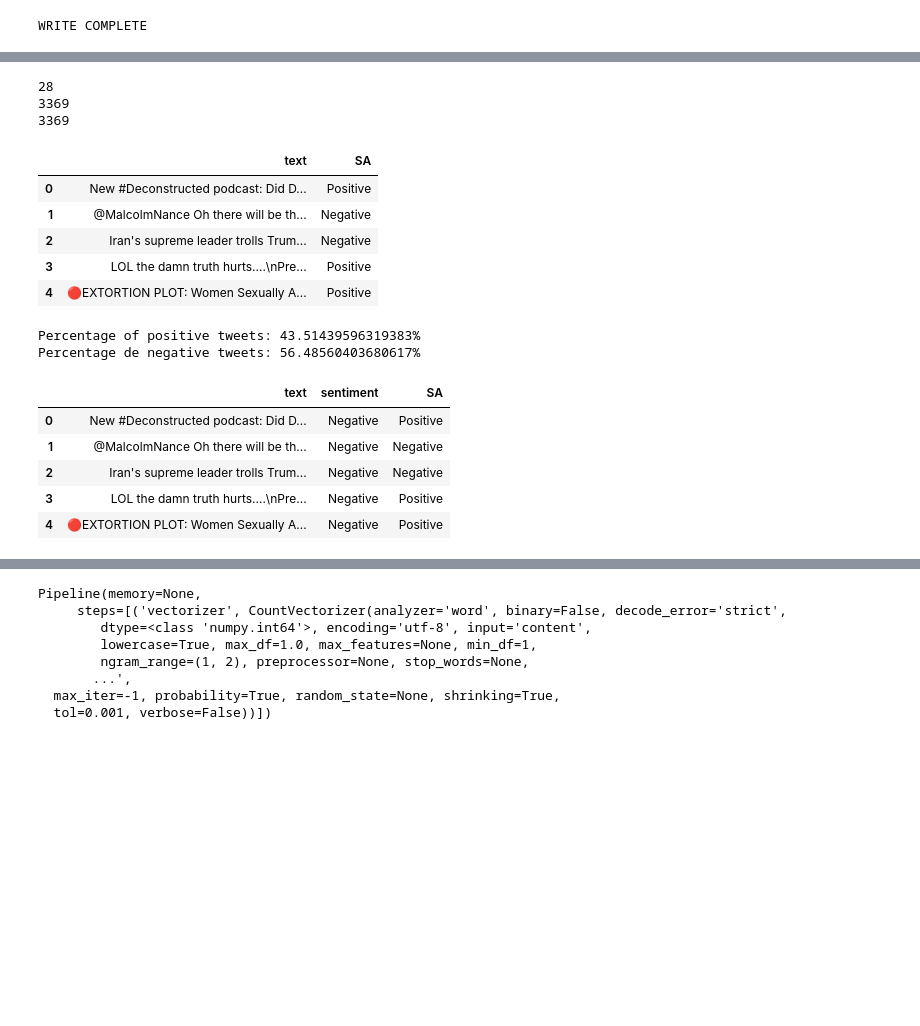
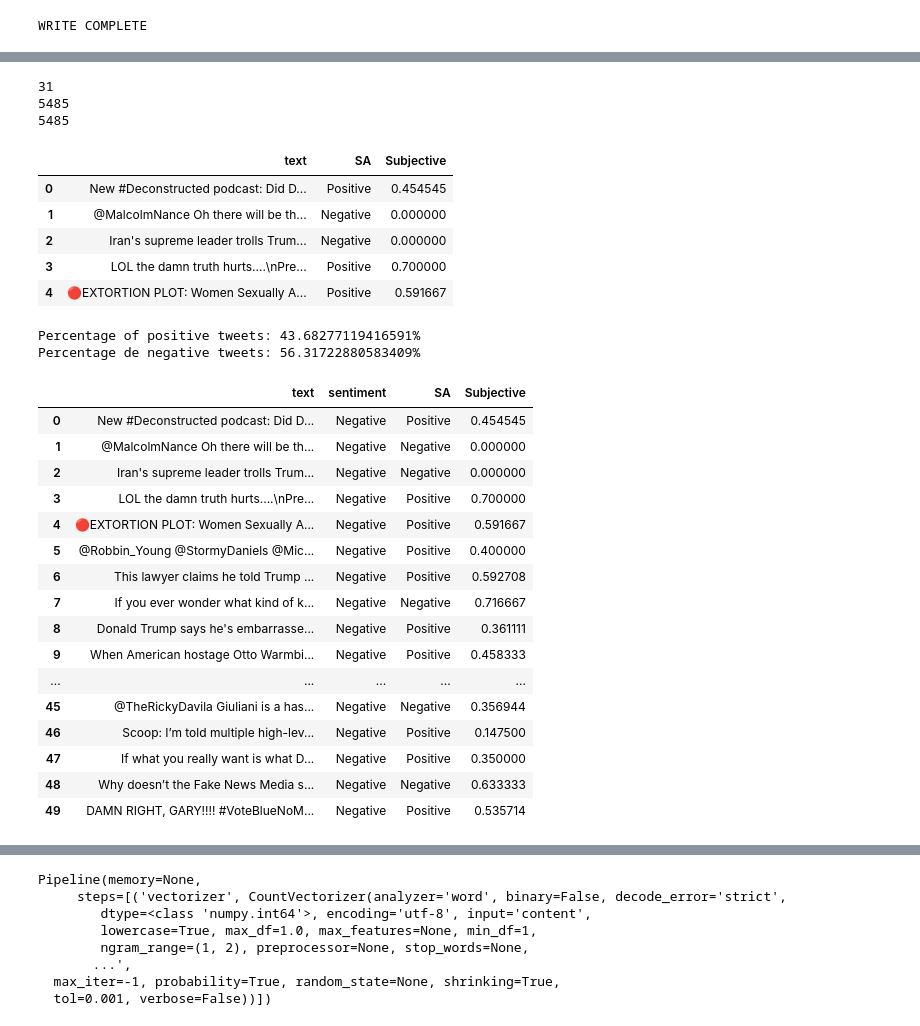
Before and after one commit to raoKarthikeya/ML_Project, a Jupyter notebook: Test Sentiment.ipynb, the cells around one changed output, grey strips where cells are left out. Saved outputs shown, nothing was run; the diff lists cells and outputs as text; code cells hidden in the pictures; blank space fills up the shorter version.

Commit message:
remove printing credentials, remove unused functions, minor change

```diff
--- a/Test Sentiment.ipynb
+++ b/Test Sentiment.ipynb
@@ -136,7 +132,10 @@ stop = stopwords.words('english') + punctuation + ['rt', 'via', 'RT', ':', ',',
                                                    'i\'m', '…', '...', 'a', 'b', 'c'
                                                   'd','g','j','m','p','s','v','y',
                                                   'e','h','k','n','q','t','w','z',
-                                                  'f','i','l','o','r','u','x', 'http', 'https']
+                                                  'f','i','l','o','r','u','x', 'http', 'https',
+                                                  'ó','ल','ु','்','ज','I','ब','य','द','ै','ट',
+                                                   'भ','ग','प','व','ி','श','amp',
+                                                   'ू','।','ध','ு','च','1','ा',]
 
 
 
@@ -144,6 +143,7 @@ tknzr = TweetTokenizer()
 num_of_tweets = 0
 tweets = []
 original_tweets = []
+terms = ''
 fname = dir_path_data +'/stream_'+SEARCH_TERM+'.json'
 with open(fname, 'r') as f:
     count_all = Counter()
@@ -350,9 +352,9 @@ print(count)
 print(len(original_tweets))
 print(len(target))
 # %% [output]
-28
-3369
-3369
+31
+5485
+5485
 # %%
 # We create a pandas dataframe as follows:
 pd.set_option('display.max_colwidth', -1) # Setting this so we can see the full content of cells
@@ -370,7 +372,7 @@ def clean_tweet(tweet):
     '''
     return ' '.join(re.sub("(@[A-Za-z0-9]+)|([^0-9A-Za-z \t])|(\w+:\/\/\S+)", " ", tweet).split())
 
-def analize_sentiment(tweet):
+def analyze_sentiment(tweet):
     '''
     Utility function to classify the polarity of a tweet
     using textblob.
@@ -379,37 +381,67 @@ def analize_sentiment(tweet):
     analysis = TextBlob(clean_tweet(tweet))
     if analysis.sentiment.polarity > 0:
         return 'Positive'
+#     elif ( analysis.sentiment.polarity == 0):
+#         return 'Neutral'
     else:
         return 'Negative'
 
+def analyze_subject(tweet):
+    '''
+    Utility function to classify the subjectivity of a tweet
+    using textblob.
+    '''
+#     print(clean_tweet(tweet))
+    analysis = TextBlob(clean_tweet(tweet))
+    return analysis.sentiment.subjectivity
+#     if analysis.sentiment.subjectivity > 0.5:
+#         return 'Subjective'
+#     else:
+#         return 'Not Subjective'
+
+
 
 # We create a column with the result of the analysis:
-df['SA'] = np.array([ analize_sentiment(tweet) for tweet in df['text'] ])
+df['SA'] = np.array([ analyze_sentiment(tweet) for tweet in df['text'] ])
+df['Subjective'] = np.array([ analyze_subject(tweet) for tweet in df['text'] ])
 
 # We display the updated dataframe with the new column:
-display(df[['text', 'SA']].head())
+display(df[['text', 'SA', 'Subjective']].head())
 
 pos_tweets = [ tweet for index, tweet in enumerate(df['text']) if df['SA'][index] == 'Positive']
 neg_tweets = [ tweet for index, tweet in enumerate(df['text']) if df['SA'][index] == 'Negative']
+# neu_tweets = [ tweet for index, tweet in enumerate(df['text']) if df['SA'][index] == 'Neutral']
 
 
 print("Percentage of positive tweets: {}%".format(len(pos_tweets)*100/len(df['text'])))
 print("Percentage de negative tweets: {}%".format(len(neg_tweets)*100/len(df['text'])))
+# print("Percentage of neutral tweets: {}%".format(len(neu_tweets)*100/len(df['text'])))
 # %% [output]
-|  | text | SA |
-| 0 | New #Deconstructed podcast: Did D... | Positive |
-| 1 | @MalcolmNance Oh there will be th... | Negative |
-| 2 | Iran's supreme leader trolls Trum... | Negative |
-| 3 | LOL the damn truth hurts....\nPre... | Positive |
-| 4 | 🔴EXTORTION PLOT: Women Sexually A... | Positive |
+|  | text | SA | Subjective |
+| 0 | New #Deconstructed podcast: Did D... | Positive | 0.454545 |
+| 1 | @MalcolmNance Oh there will be th... | Negative | 0.000000 |
+| 2 | Iran's supreme leader trolls Trum... | Negative | 0.000000 |
+| 3 | LOL the damn truth hurts....\nPre... | Positive | 0.700000 |
+| 4 | 🔴EXTORTION PLOT: Women Sexually A... | Positive | 0.591667 |
-Percentage of positive tweets: 43.51439596319383%
-Percentage de negative tweets: 56.48560403680617%
+Percentage of positive tweets: 43.68277119416591%
+Percentage de negative tweets: 56.31722880583409%
 # %%
-df.head()
+df.head(50)
 # %% [output]
-|  | text | sentiment | SA |
-| 0 | New #Deconstructed podcast: Did D... | Negative | Positive |
-| 1 | @MalcolmNance Oh there will be th... | Negative | Negative |
-| 2 | Iran's supreme leader trolls Trum... | Negative | Negative |
-| 3 | LOL the damn truth hurts....\nPre... | Negative | Positive |
-| 4 | 🔴EXTORTION PLOT: Women Sexually A... | Negative | Positive |
+|  | text | sentiment | SA | Subjective |
+| 0 | New #Deconstructed podcast: Did D... | Negative | Positive | 0.454545 |
+| 1 | @MalcolmNance Oh there will be th... | Negative | Negative | 0.000000 |
+| 2 | Iran's supreme leader trolls Trum... | Negative | Negative | 0.000000 |
+| 3 | LOL the damn truth hurts....\nPre... | Negative | Positive | 0.700000 |
+| 4 | 🔴EXTORTION PLOT: Women Sexually A... | Negative | Positive | 0.591667 |
+| 5 | @Robbin_Young @StormyDaniels @Mic... | Negative | Positive | 0.400000 |
+| 6 | This lawyer claims he told Trump ... | Negative | Positive | 0.592708 |
+| 7 | If you ever wonder what kind of k... | Negative | Negative | 0.716667 |
+| 8 | Donald Trump says he's embarrasse... | Negative | Positive | 0.361111 |
+| 9 | When American hostage Otto Warmbi... | Negative | Positive | 0.458333 |
+| ... | ... | ... | ... | ... |
+| 45 | @TheRickyDavila Giuliani is a has... | Negative | Negative | 0.356944 |
+| 46 | Scoop: I’m told multiple high-lev... | Negative | Positive | 0.147500 |
+| 47 | If what you really want is what D... | Negative | Positive | 0.350000 |
+| 48 | Why doesn’t the Fake News Media s... | Negative | Negative | 0.633333 |
+| 49 | DAMN RIGHT, GARY!!!! #VoteBlueNoM... | Negative | Positive | 0.535714 |
```
Also changed, not shown: parts of 10 cells of this notebook, 2 other files.
